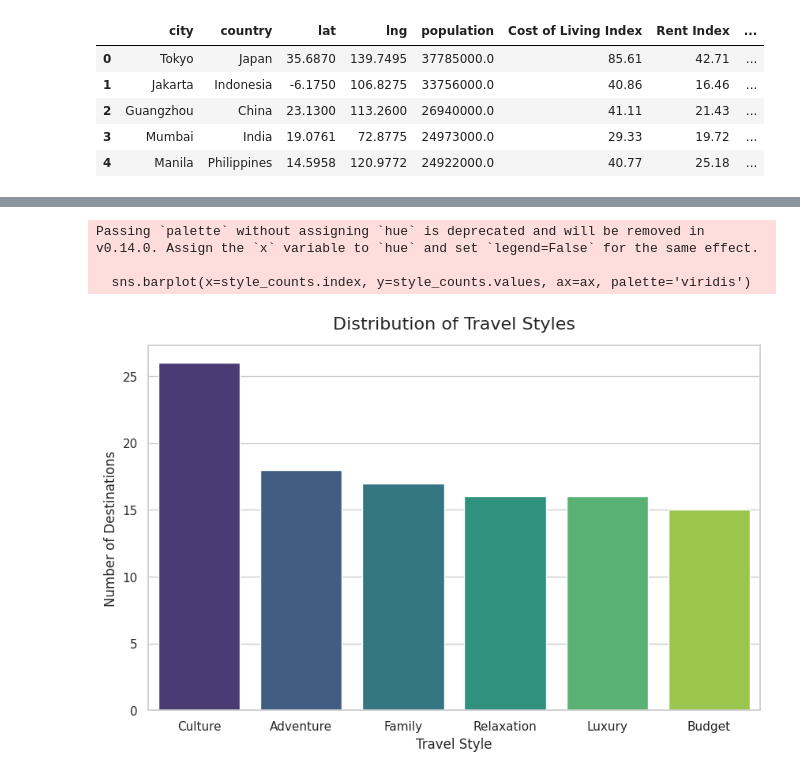
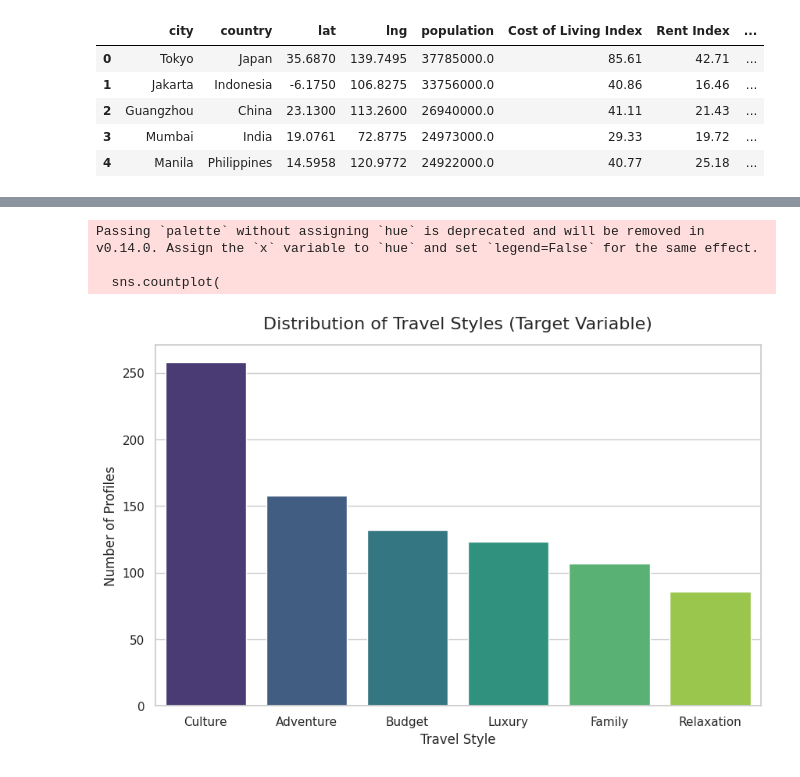
Before and after one commit to bmislol/smart-travel-planner, a Jupyter notebook: notebook/cleaning/label_engineering.ipynb, the cells around one changed output, grey strips where cells are left out. Cells and saved outputs as stored; diff of their text form; code cells hidden in the pictures.

```diff
--- a/notebook/cleaning/label_engineering.ipynb
+++ b/notebook/cleaning/label_engineering.ipynb
@@ -1,11 +1,26 @@
 # %%
+# Setup: Imports and Environment
+import os
+import json
 import numpy as np
 import pandas as pd
 import matplotlib.pyplot as plt
 import seaborn as sns
+from dotenv import load_dotenv
+from anthropic import AsyncAnthropic # Using Async in case we want to speed up the loop later
+
+# Point directly to your backend .env file
+dotenv_path = os.path.abspath('../../backend/.env')
+load_dotenv(dotenv_path=dotenv_path)
+
+# Initialize Claude Client
+# It will automatically look for ANTHROPIC_API_KEY in your environment
+client = AsyncAnthropic()
 
 sns.set_theme(style='whitegrid')
 plt.rcParams['figure.figsize'] = (10, 5)
+
 print("All libraries imported successfully.")
+print(f"API Key loaded: {'Yes' if os.getenv('ANTHROPIC_API_KEY') else 'No'}")
 # %% [output]
 All libraries imported successfully.
@@ -171,21 +261,34 @@ EDA graph directory ready at: /home/bmislol/VSCode/smart-travel-planner/graph/ED
 # %%
-# Cell 6: Class Distribution Bar Chart
+# Cell 6: EDA Setup & Target Label Distribution
+import os
+from pathlib import Path
+import matplotlib.pyplot as plt
+import seaborn as sns
+
+# Setup Directory
+eda_dir = Path('../../graph/EDA').resolve()
+eda_dir.mkdir(parents=True, exist_ok=True)
+print(f"EDA graph directory ready at: {eda_dir}")
+
+# Plot 1: Target Variable Distribution
 fig, ax = plt.subplots(figsize=(10, 6))
 
-# Get the counts for each category
-style_counts = df['Travel_Style'].value_counts()
+# Count plot ordered by highest to lowest
+sns.countplot(
+    data=augmented_df,
+    x='Travel_Style',
+    order=augmented_df['Travel_Style'].value_counts().index,
+    palette='viridis',
+    ax=ax
+)
 
-# Create a colorful bar chart
-sns.barplot(x=style_counts.index, y=style_counts.values, ax=ax, palette='viridis')
+ax.set_title('Distribution of Travel Styles (Target Variable)', fontsize=16, pad=15)
+ax.set_ylabel('Number of Profiles', fontsize=12)
+ax.set_xlabel('Travel Style', fontsize=12)
 
-# Add labels and title
-ax.set_title('Distribution of Travel Styles', fontsize=16, pad=15)
-ax.set_xlabel('Travel Style', fontsize=12)
-ax.set_ylabel('Number of Destinations', fontsize=12)
-
-# Save the plot to the dynamic directory
+# Save the plot
 dist_plot_path = eda_dir / 'class_distribution.png'
 plt.savefig(dist_plot_path, bbox_inches='tight')
-
-print(f"Successfully saved distribution bar chart to: {dist_plot_path}")
+print(f"Successfully saved class distribution plot to: {dist_plot_path}")
+plt.show()
 # %% [output]
@@ -193,5 +297,5 @@ Successfully saved distribution bar chart to: /home/bmislol/VSCode/smart-travel-
 Passing `palette` without assigning `hue` is deprecated and will be removed in v0.14.0. Assign the `x` variable to `hue` and set `legend=False` for the same effect.
 
-  sns.barplot(x=style_counts.index, y=style_counts.values, ax=ax, palette='viridis')
+  sns.countplot(
-[figure, old version]
+[figure, new version]
 # %%
```
Also changed, not shown: parts of 9 cells of this notebook, 9 other files.
